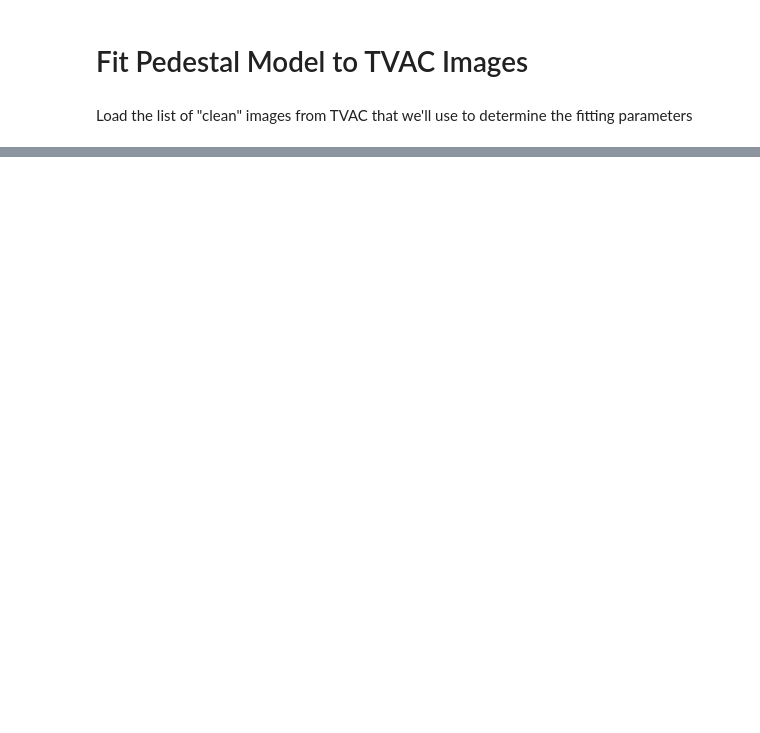
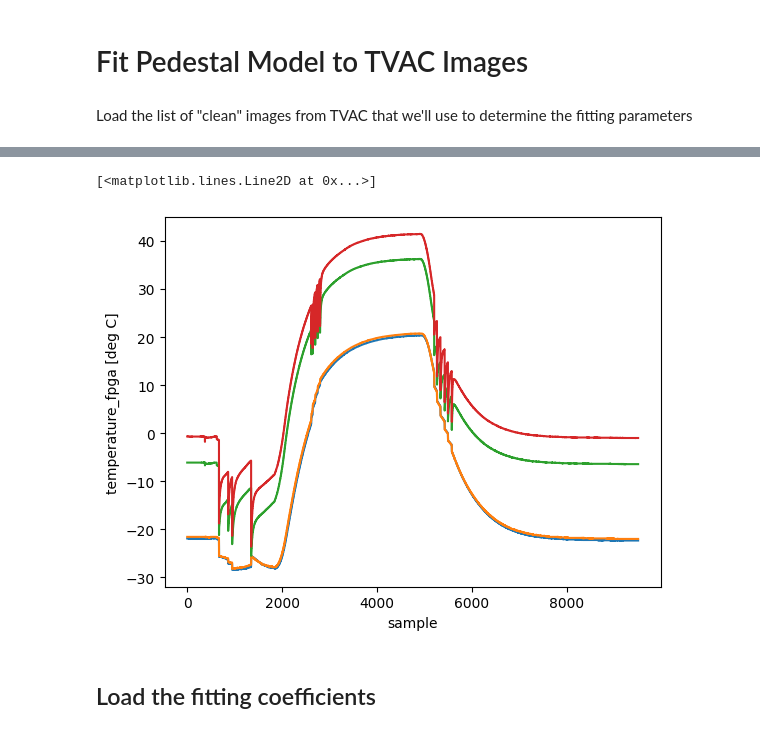
Before and after one commit to wtbarnes/moxsi-science-planning, a Jupyter notebook: pedestal/tvac-pedestal-fitting.ipynb, the cells around one changed output, grey strips where cells are left out. Cells and saved outputs as stored; diff of their text form; code cells hidden in the pictures; blank space fills up the shorter version.

```diff
--- a/pedestal/tvac-pedestal-fitting.ipynb
+++ b/pedestal/tvac-pedestal-fitting.ipynb
@@ -65,0 +48,12 @@ DN
+# %%
+ds_sel = list_of_files_to_ds(clean_tvac_images[13000:22500])
+# %%
+ds_sel.temperature_detector_0.plot()
+ds_sel.temperature_detector_1.plot()
+ds_sel.temperature_adc.plot()
+ds_sel.temperature_fpga.plot()
+# %% [output]
+[<matplotlib.lines.Line2D at 0x...>]
+[figure, added]
+# %% [markdown]
+## Load the fitting coefficients
```
Also changed, not shown: parts of 21 cells of this notebook, 6 other files.
